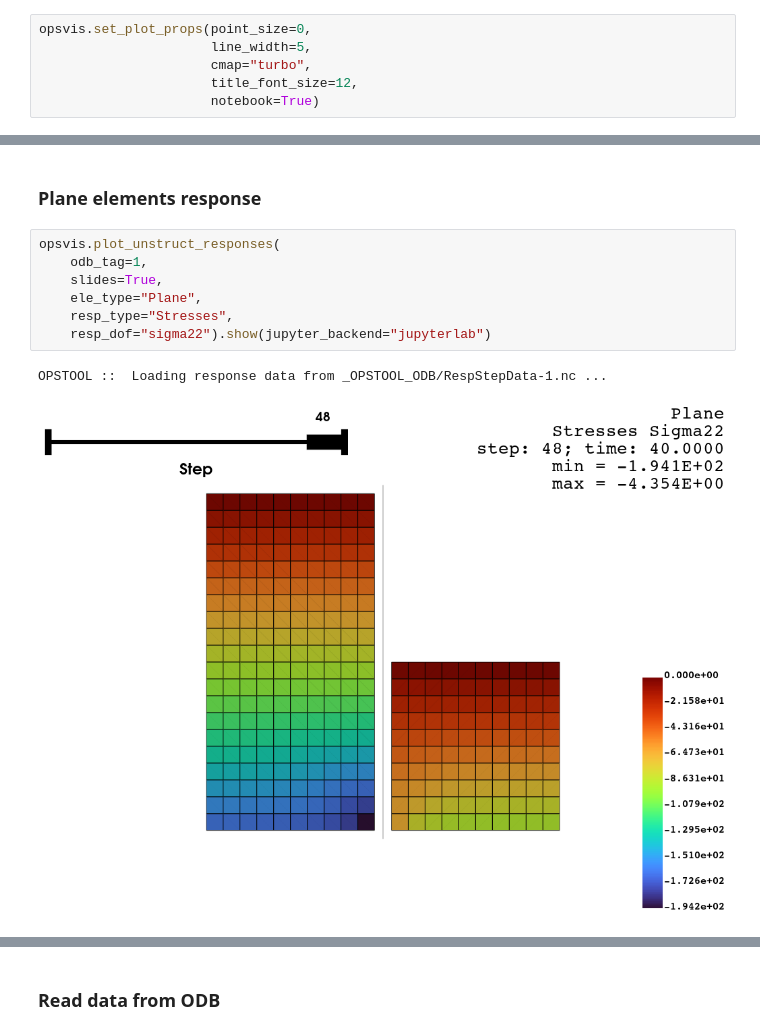
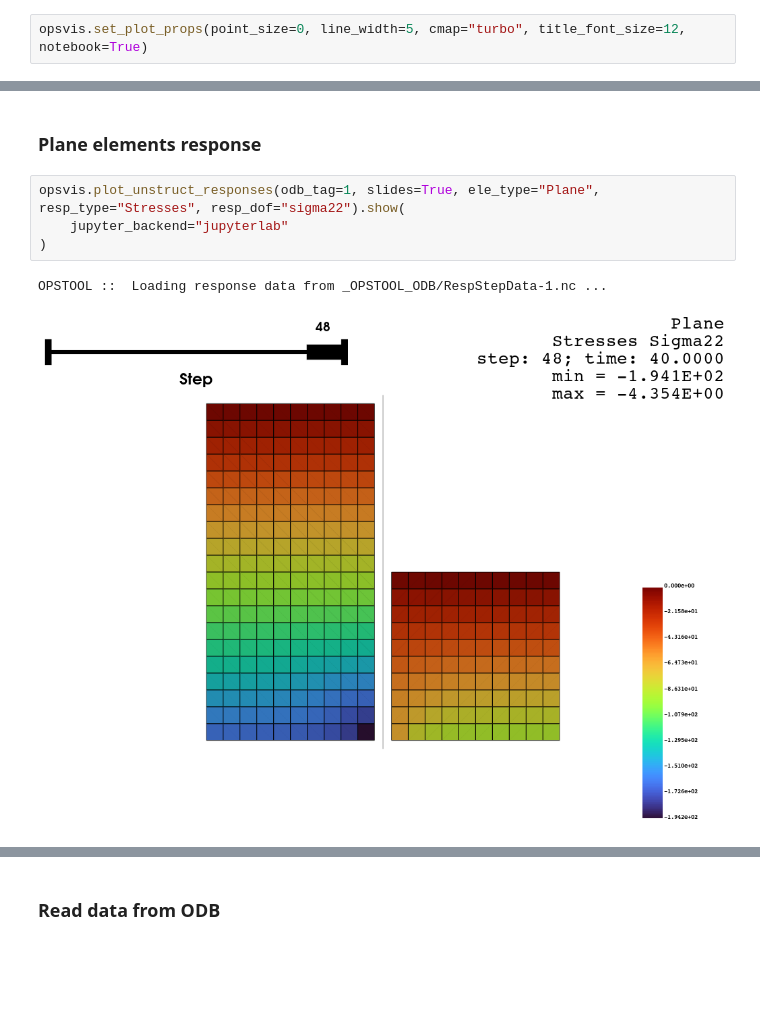
Before and after one commit to sahilkur36/opstool, a Jupyter notebook: docs/examples/post/excavation/test_excavation.ipynb, the cells around one changed output, grey strips where cells are left out. Saved outputs shown, nothing was run; the diff lists cells and outputs as text; blank space fills up the shorter version.

```diff
--- a/docs/examples/post/excavation/test_excavation.ipynb
+++ b/docs/examples/post/excavation/test_excavation.ipynb
@@ -260,11 +259,7 @@ import opstool.vis.pyvista as opsvis
 # %% [markdown]
 Since the result data has already been saved, we can read it at any time for post-processing:
 # %%
-opsvis.set_plot_props(point_size=0,
-                      line_width=5,
-                      cmap="turbo",
-                      title_font_size=12,
-                      notebook=True)
+opsvis.set_plot_props(point_size=0, line_width=5, cmap="turbo", title_font_size=12, notebook=True)
 # %% [markdown]
 ### nodal responses
 # %%
@@ -326,13 +321,10 @@ Animation saved as FrameForcesMZ.gif!
 # %% [markdown]
 ### Plane elements response
 # %%
-opsvis.plot_unstruct_responses(
-    odb_tag=1,
-    slides=True,
-    ele_type="Plane",
-    resp_type="Stresses",
-    resp_dof="sigma22").show(jupyter_backend="jupyterlab")
+opsvis.plot_unstruct_responses(odb_tag=1, slides=True, ele_type="Plane", resp_type="Stresses", resp_dof="sigma22").show(
+    jupyter_backend="jupyterlab"
+)
 # %% [output]
 OPSTOOL ::  Loading response data from _OPSTOOL_ODB/RespStepData-1.nc ...
-[figure, old version]
+[figure, new version]
 # %%
```
Also changed, not shown: parts of 9 cells of this notebook, 7 other files.
